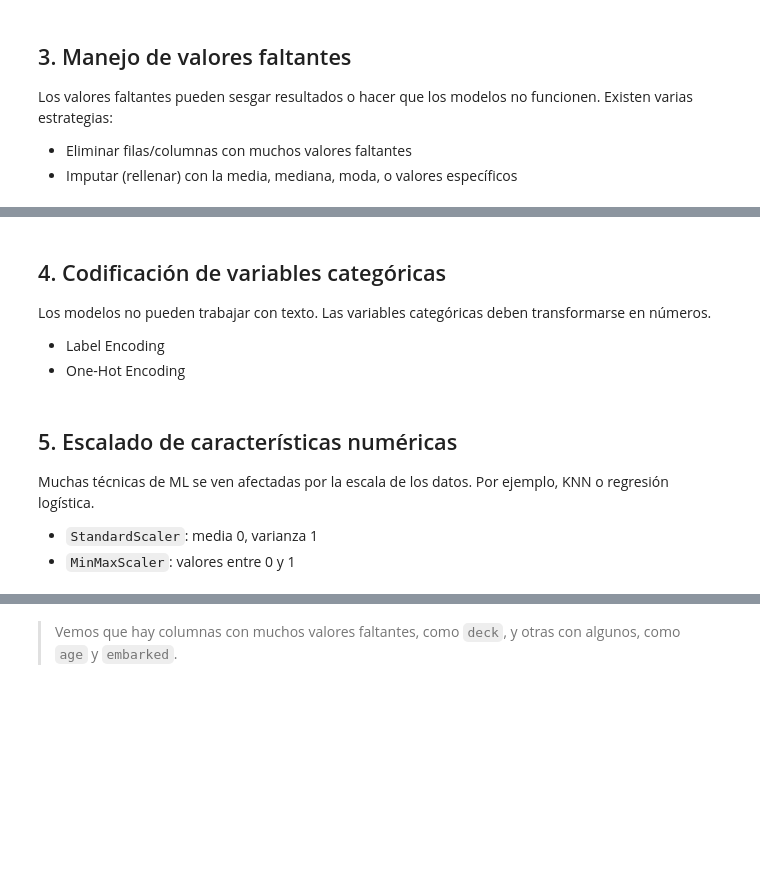
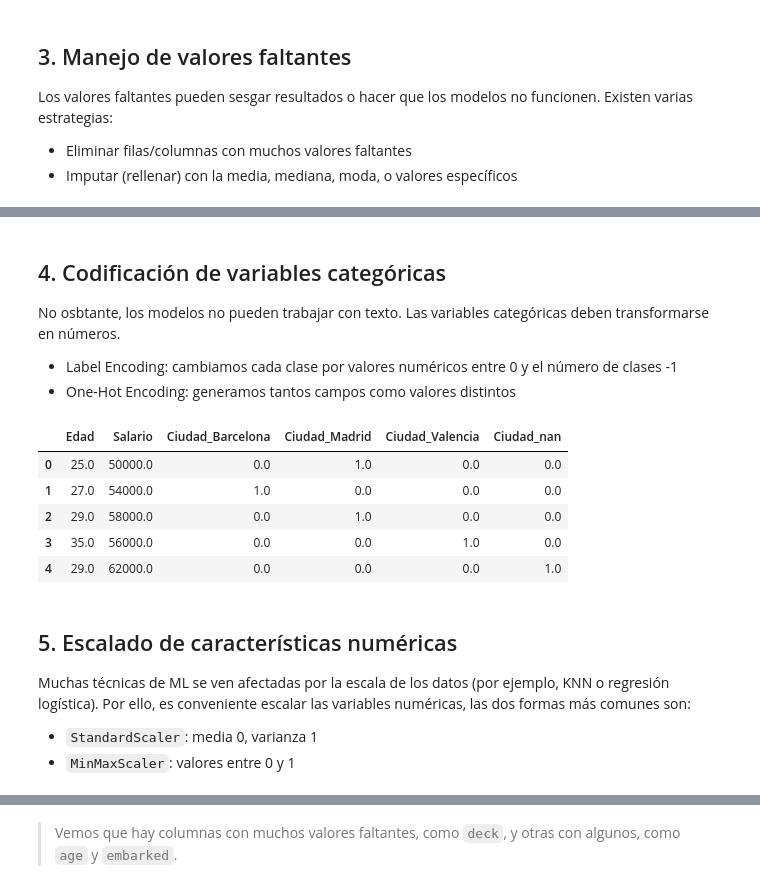
Before and after one commit to Molgol/Data_Science, a Jupyter notebook: 01_data_preprocessing/Data_preprocessing.ipynb, the cells around one changed output, grey strips where cells are left out. Saved outputs shown, nothing was run; the diff lists cells and outputs as text; code cells hidden in the pictures; blank space fills up the shorter version.

```diff
--- a/01_data_preprocessing/Data_preprocessing.ipynb
+++ b/01_data_preprocessing/Data_preprocessing.ipynb
@@ -38,22 +53,30 @@ data
 # %% [markdown]
 ## 4. Codificación de variables categóricas
 
-Los modelos no pueden trabajar con texto. Las variables categóricas deben transformarse en números.
-- Label Encoding
-- One-Hot Encoding
+No osbtante, los modelos no pueden trabajar con texto. Las variables categóricas deben transformarse en números.
+- Label Encoding: cambiamos cada clase por valores numéricos entre 0 y el número de clases -1
+- One-Hot Encoding: generamos tantos campos como valores distintos
 # %%
-encoder = OneHotEncoder(sparse=False, handle_unknown='ignore')
+# Solo aplica a la columna "Ciudad"
+encoder = OneHotEncoder(sparse_output=False, handle_unknown='ignore') # Por defecto viene 'comprimido'
 encoded = encoder.fit_transform(data[['Ciudad']])
 encoded_df = pd.DataFrame(encoded, columns=encoder.get_feature_names_out(['Ciudad']))
 
-# Unimos al dataset original
+# Cambiamos la columna en el dataset original
 data = data.drop('Ciudad', axis=1)
 data = pd.concat([data, encoded_df], axis=1)
 data
+# %% [output]
+|  | Edad | Salario | Ciudad_Barcelona | Ciudad_Madrid | Ciudad_Valencia | Ciudad_nan |
+| 0 | 25.0 | 50000.0 | 0.0 | 1.0 | 0.0 | 0.0 |
+| 1 | 27.0 | 54000.0 | 1.0 | 0.0 | 0.0 | 0.0 |
+| 2 | 29.0 | 58000.0 | 0.0 | 1.0 | 0.0 | 0.0 |
+| 3 | 35.0 | 56000.0 | 0.0 | 0.0 | 1.0 | 0.0 |
+| 4 | 29.0 | 62000.0 | 0.0 | 0.0 | 0.0 | 1.0 |
 # %% [markdown]
 ## 5. Escalado de características numéricas
 
-Muchas técnicas de ML se ven afectadas por la escala de los datos. Por ejemplo, KNN o regresión logística.
+Muchas técnicas de ML se ven afectadas por la escala de los datos (por ejemplo, KNN o regresión logística). Por ello, es conveniente escalar las variables numéricas, las dos formas más comunes son:
 
 - `StandardScaler`: media 0, varianza 1
 - `MinMaxScaler`: valores entre 0 y 1
```
Also changed, not shown: parts of 22 cells of this notebook.
